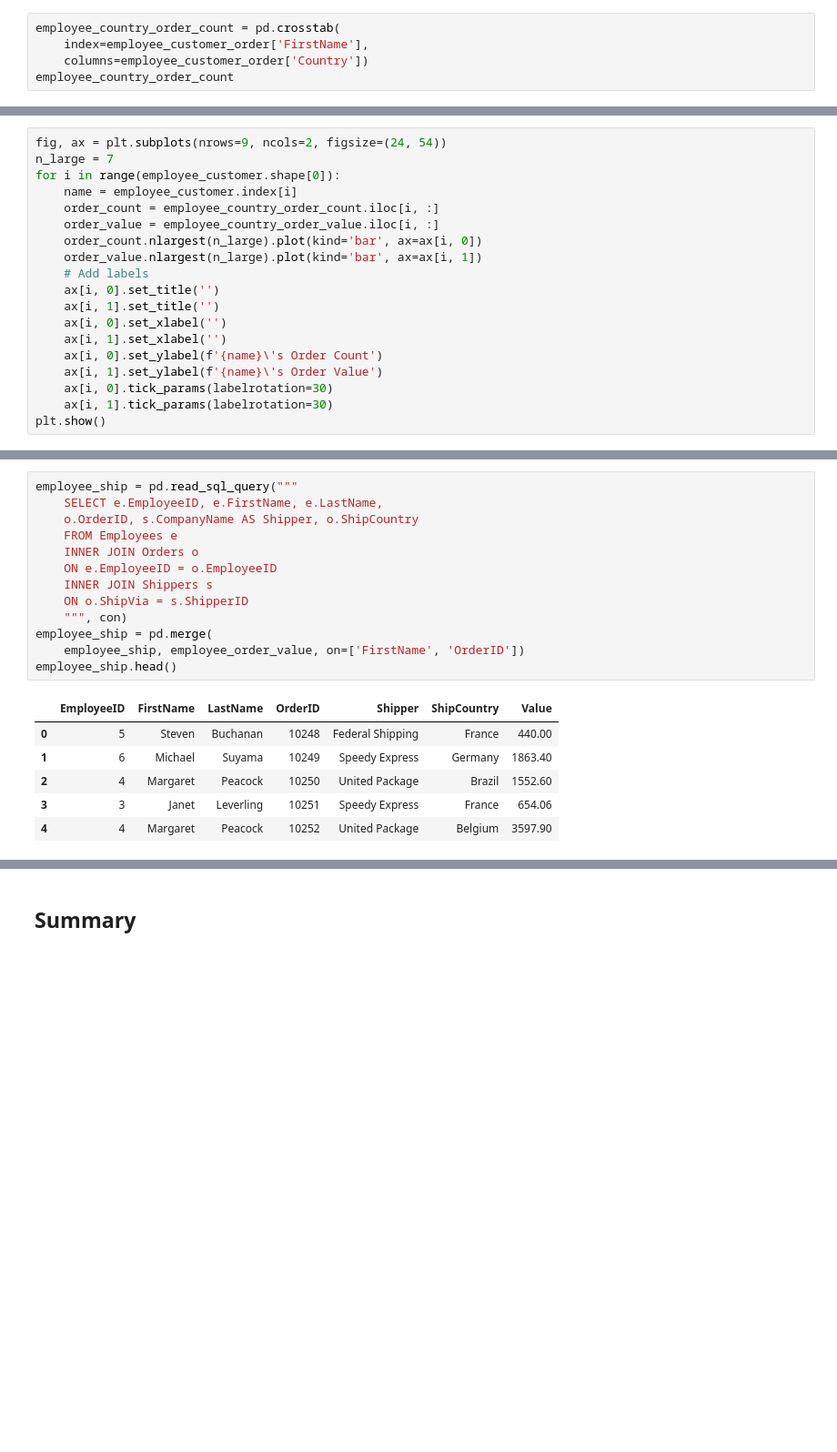
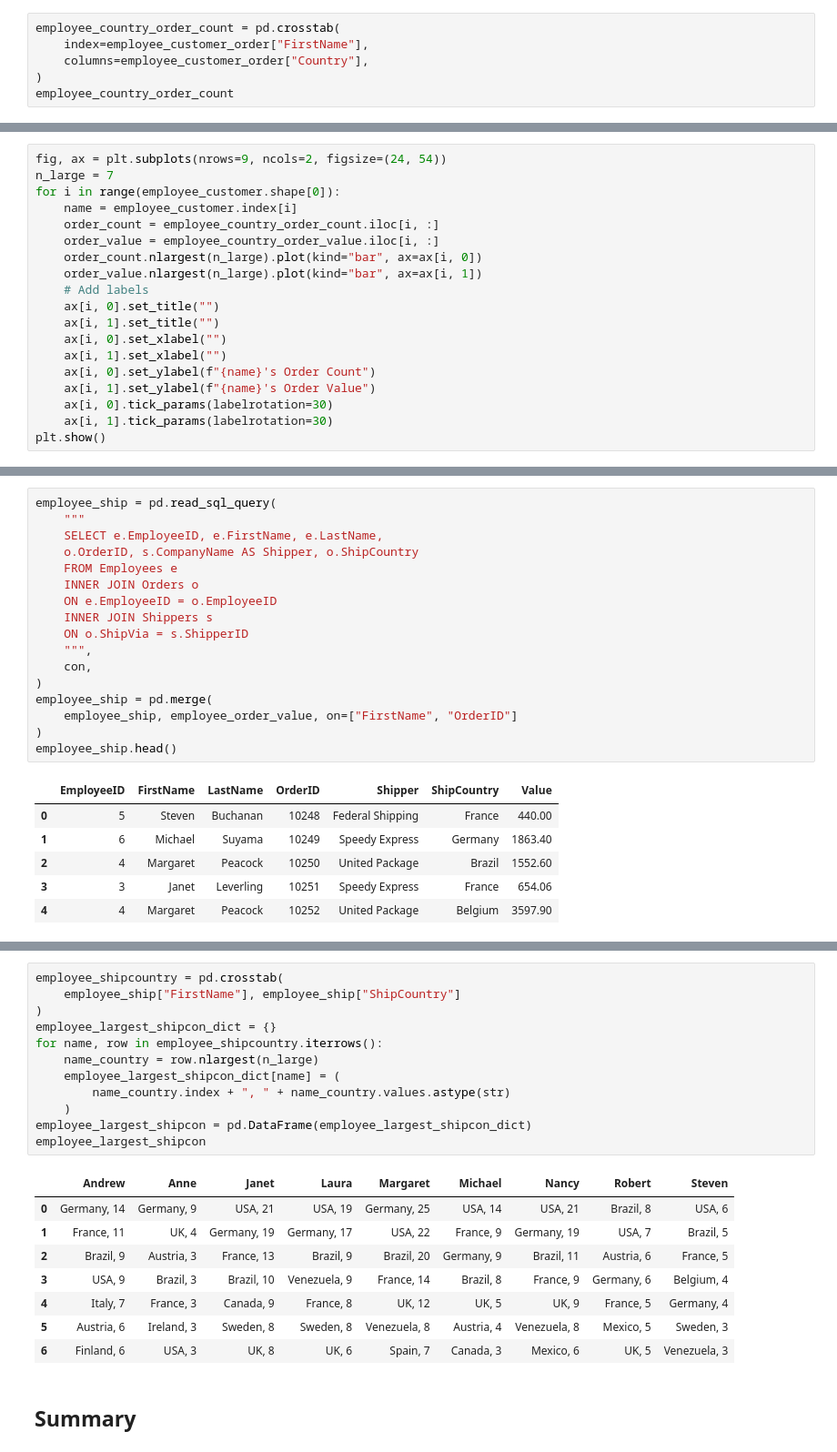
Before and after one commit to peshekhodko/ST590-Project2, a Jupyter notebook: Han_Li_Peshekhodko_ST590_Project2_P2.ipynb, the cells around one changed output, grey strips where cells are left out. Shown at 91% size. Cells and saved outputs as stored; diff of their text form; blank space fills up the shorter version.

Commit message:
Added the employees and shipped country relationship table.

```diff
--- a/Han_Li_Peshekhodko_ST590_Project2_P2.ipynb
+++ b/Han_Li_Peshekhodko_ST590_Project2_P2.ipynb
@@ -472,8 +520,9 @@ employee_customer
 | 8 | Steven | 29 |
 # %%
 employee_country_order_count = pd.crosstab(
-    index=employee_customer_order['FirstName'],
-    columns=employee_customer_order['Country'])
+    index=employee_customer_order["FirstName"],
+    columns=employee_customer_order["Country"],
+)
 employee_country_order_count
 # %% [output]
 | Country | Argentina | Austria | Belgium | Brazil | Canada | Denmark | Finland | France | Germany | Ireland | ... | ... |
@@ -515,15 +565,15 @@ for i in range(employee_customer.shape[0]):
     name = employee_customer.index[i]
     order_count = employee_country_order_count.iloc[i, :]
     order_value = employee_country_order_value.iloc[i, :]
-    order_count.nlargest(n_large).plot(kind='bar', ax=ax[i, 0])
-    order_value.nlargest(n_large).plot(kind='bar', ax=ax[i, 1])
+    order_count.nlargest(n_large).plot(kind="bar", ax=ax[i, 0])
+    order_value.nlargest(n_large).plot(kind="bar", ax=ax[i, 1])
     # Add labels
-    ax[i, 0].set_title('')
-    ax[i, 1].set_title('')
-    ax[i, 0].set_xlabel('')
-    ax[i, 1].set_xlabel('')
-    ax[i, 0].set_ylabel(f'{name}\'s Order Count')
-    ax[i, 1].set_ylabel(f'{name}\'s Order Value')
+    ax[i, 0].set_title("")
+    ax[i, 1].set_title("")
+    ax[i, 0].set_xlabel("")
+    ax[i, 1].set_xlabel("")
+    ax[i, 0].set_ylabel(f"{name}'s Order Count")
+    ax[i, 1].set_ylabel(f"{name}'s Order Value")
     ax[i, 0].tick_params(labelrotation=30)
     ax[i, 1].tick_params(labelrotation=30)
 plt.show()
@@ -532,7 +582,8 @@ plt.show()
 # %% [markdown]
 ### Employees & Shipping
 # %%
-employee_ship = pd.read_sql_query("""
+employee_ship = pd.read_sql_query(
+    """
     SELECT e.EmployeeID, e.FirstName, e.LastName,
     o.OrderID, s.CompanyName AS Shipper, o.ShipCountry
     FROM Employees e
@@ -540,9 +591,12 @@ employee_ship = pd.read_sql_query("""
     ON e.EmployeeID = o.EmployeeID
     INNER JOIN Shippers s
     ON o.ShipVia = s.ShipperID
-    """, con)
+    """,
+    con,
+)
 employee_ship = pd.merge(
-    employee_ship, employee_order_value, on=['FirstName', 'OrderID'])
+    employee_ship, employee_order_value, on=["FirstName", "OrderID"]
+)
 employee_ship.head()
 # %% [output]
 |  | EmployeeID | FirstName | LastName | OrderID | Shipper | ShipCountry | Value |
@@ -599,5 +653,26 @@ ax[1].get_legend().set_title("")
 plt.show()
 # %% [output]
 [figure]
+# %%
+employee_shipcountry = pd.crosstab(
+    employee_ship["FirstName"], employee_ship["ShipCountry"]
+)
+employee_largest_shipcon_dict = {}
+for name, row in employee_shipcountry.iterrows():
+    name_country = row.nlargest(n_large)
+    employee_largest_shipcon_dict[name] = (
+        name_country.index + ", " + name_country.values.astype(str)
+    )
+employee_largest_shipcon = pd.DataFrame(employee_largest_shipcon_dict)
+employee_largest_shipcon
+# %% [output]
+|  | Andrew | Anne | Janet | Laura | Margaret | Michael | Nancy | Robert | Steven |
+| 0 | Germany, 14 | Germany, 9 | USA, 21 | USA, 19 | Germany, 25 | USA, 14 | USA, 21 | Brazil, 8 | USA, 6 |
+| 1 | France, 11 | UK, 4 | Germany, 19 | Germany, 17 | USA, 22 | France, 9 | Germany, 19 | USA, 7 | Brazil, 5 |
+| 2 | Brazil, 9 | Austria, 3 | France, 13 | Brazil, 9 | Brazil, 20 | Germany, 9 | Brazil, 11 | Austria, 6 | France, 5 |
+| 3 | USA, 9 | Brazil, 3 | Brazil, 10 | Venezuela, 9 | France, 14 | Brazil, 8 | France, 9 | Germany, 6 | Belgium, 4 |
+| 4 | Italy, 7 | France, 3 | Canada, 9 | France, 8 | UK, 12 | UK, 5 | UK, 9 | France, 5 | Germany, 4 |
+| 5 | Austria, 6 | Ireland, 3 | Sweden, 8 | Sweden, 8 | Venezuela, 8 | Austria, 4 | Venezuela, 8 | Mexico, 5 | Sweden, 3 |
+| 6 | Finland, 6 | USA, 3 | UK, 8 | UK, 6 | Spain, 7 | Canada, 3 | Mexico, 6 | UK, 5 | Venezuela, 3 |
 # %% [markdown]
 ## Summary
```
Also changed, not shown: parts of 30 cells of this notebook.
